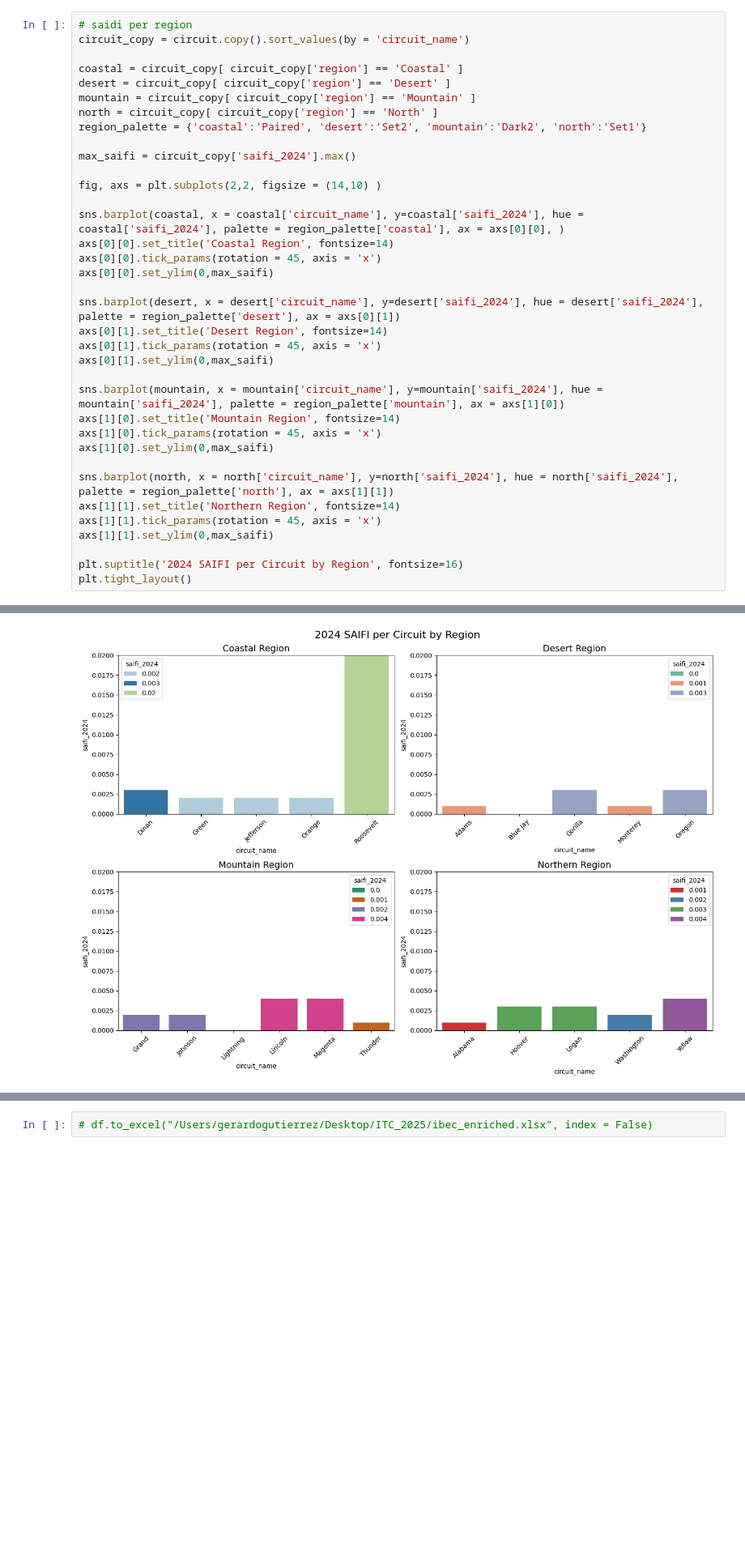
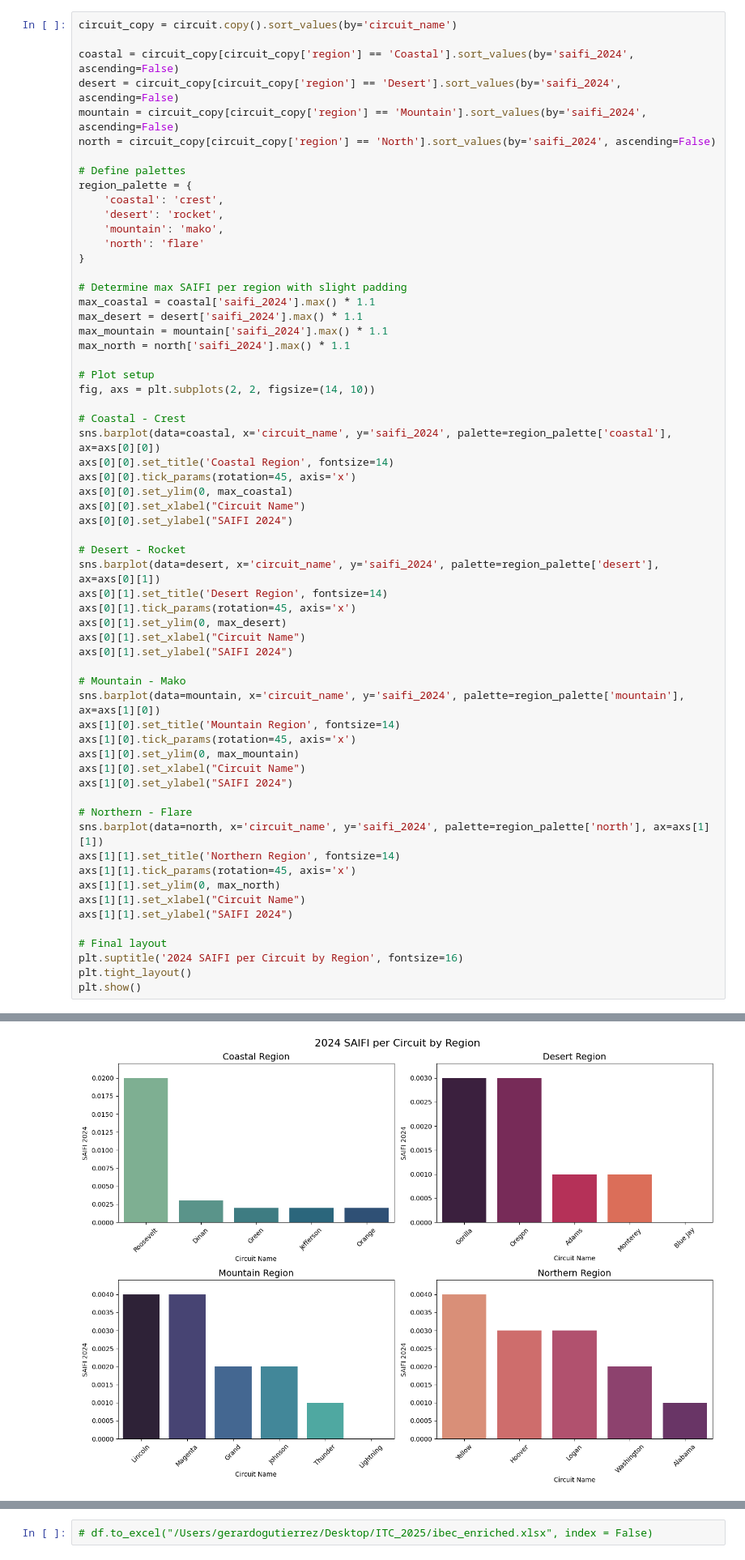
Before and after one commit to GerardoG2/ITC-2025, a Jupyter notebook: circuit-outage-analysis.ipynb, the cells around one changed output, grey strips where cells are left out. Shown at 81% size. Saved outputs shown, nothing was run; the diff lists cells and outputs as text; blank space fills up the shorter version.

```diff
--- a/circuit-outage-analysis.ipynb
+++ b/circuit-outage-analysis.ipynb
@@ -957,39 +989,64 @@ See the caveats in the documentation: https://pandas.pydata.org/pandas-docs/stab
   region_df['saidi_proportion'] = region_df['saidi_2024'] / max_val
 [figure]
 # %%
-# saidi per region
-circuit_copy = circuit.copy().sort_values(by = 'circuit_name')
+circuit_copy = circuit.copy().sort_values(by='circuit_name')
 
-coastal = circuit_copy[ circuit_copy['region'] == 'Coastal' ]
-desert = circuit_copy[ circuit_copy['region'] == 'Desert' ]
-mountain = circuit_copy[ circuit_copy['region'] == 'Mountain' ]
-north = circuit_copy[ circuit_copy['region'] == 'North' ]
-region_palette = {'coastal':'Paired', 'desert':'Set2', 'mountain':'Dark2', 'north':'Set1'}
+coastal = circuit_copy[circuit_copy['region'] == 'Coastal'].sort_values(by='saifi_2024', ascending=False)
+desert = circuit_copy[circuit_copy['region'] == 'Desert'].sort_values(by='saifi_2024', ascending=False)
+mountain = circuit_copy[circuit_copy['region'] == 'Mountain'].sort_values(by='saifi_2024', ascending=False)
+north = circuit_copy[circuit_copy['region'] == 'North'].sort_values(by='saifi_2024', ascending=False)
 
-max_saifi = circuit_copy['saifi_2024'].max()
+# Define palettes
+region_palette = {
+    'coastal': 'crest',
+    'desert': 'rocket',
+    'mountain': 'mako',
+    'north': 'flare'
+}
 
-fig, axs = plt.subplots(2,2, figsize = (14,10) )
+# Determine max SAIFI per region with slight padding
+max_coastal = coastal['saifi_2024'].max() * 1.1
+max_desert = desert['saifi_2024'].max() * 1.1
+max_mountain = mountain['saifi_2024'].max() * 1.1
+max_north = north['saifi_2024'].max() * 1.1
 
-sns.barplot(coastal, x = coastal['circuit_name'], y=coastal['saifi_2024'], hue = coastal['saifi_2024'], palette = region_palette['coastal'], ax = axs[0][0], )
+# Plot setup
+fig, axs = plt.subplots(2, 2, figsize=(14, 10))
+
+# Coastal - Crest
+sns.barplot(data=coastal, x='circuit_name', y='saifi_2024', palette=region_palette['coastal'], ax=axs[0][0])
 axs[0][0].set_title('Coastal Region', fontsize=14)
-axs[0][0].tick_params(rotation = 45, axis = 'x')
-axs[0][0].set_ylim(0,max_saifi)
+axs[0][0].tick_params(rotation=45, axis='x')
+axs[0][0].set_ylim(0, max_coastal)
+axs[0][0].set_xlabel("Circuit Name")
+axs[0][0].set_ylabel("SAIFI 2024")
 
-sns.barplot(desert, x = desert['circuit_name'], y=desert['saifi_2024'], hue = desert['saifi_2024'], palette = region_palette['desert'], ax = axs[0][1])
+# Desert - Rocket
+sns.barplot(data=desert, x='circuit_name', y='saifi_2024', palette=region_palette['desert'], ax=axs[0][1])
 axs[0][1].set_title('Desert Region', fontsize=14)
-axs[0][1].tick_params(rotation = 45, axis = 'x')
-axs[0][1].set_ylim(0,max_saifi)
+axs[0][1].tick_params(rotation=45, axis='x')
+axs[0][1].set_ylim(0, max_desert)
+axs[0][1].set_xlabel("Circuit Name")
+axs[0][1].set_ylabel("SAIFI 2024")
 
-sns.barplot(mountain, x = mountain['circuit_name'], y=mountain['saifi_2024'], hue = mountain['saifi_2024'], palette = region_palette['mountain'], ax = axs[1][0])
+# Mountain - Mako
+sns.barplot(data=mountain, x='circuit_name', y='saifi_2024', palette=region_palette['mountain'], ax=axs[1][0])
 axs[1][0].set_title('Mountain Region', fontsize=14)
-axs[1][0].tick_params(rotation = 45, axis = 'x')
-axs[1][0].set_ylim(0,max_saifi)
+axs[1][0].tick_params(rotation=45, axis='x')
+axs[1][0].set_ylim(0, max_mountain)
+axs[1][0].set_xlabel("Circuit Name")
+axs[1][0].set_ylabel("SAIFI 2024")
 
-sns.barplot(north, x = north['circuit_name'], y=north['saifi_2024'], hue = north['saifi_2024'], palette = region_palette['north'], ax = axs[1][1])
+# Northern - Flare
+sns.barplot(data=north, x='circuit_name', y='saifi_2024', palette=region_palette['north'], ax=axs[1][1])
 axs[1][1].set_title('Northern Region', fontsize=14)
-axs[1][1].tick_params(rotation = 45, axis = 'x')
-axs[1][1].set_ylim(0,max_saifi)
+axs[1][1].tick_params(rotation=45, axis='x')
+axs[1][1].set_ylim(0, max_north)
+axs[1][1].set_xlabel("Circuit Name")
+axs[1][1].set_ylabel("SAIFI 2024")
 
+# Final layout
 plt.suptitle('2024 SAIFI per Circuit by Region', fontsize=16)
 plt.tight_layout()
+plt.show()
 # %% [output]
@@ -996,4 +1068,4 @@ plt.tight_layout()
-[figure, old version]
+[figure, new version]
 # %%
 # normalized saifi
 circuit_copy = circuit.copy().sort_values(by = 'circuit_name')
```
Also changed, not shown: parts of 11 cells of this notebook.
